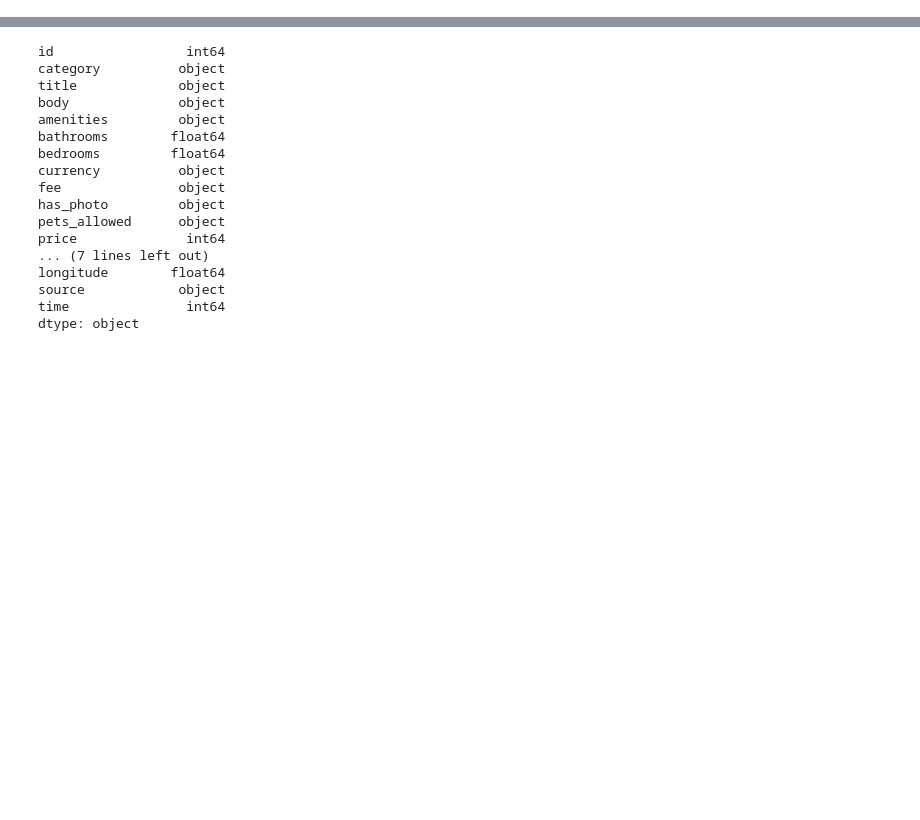
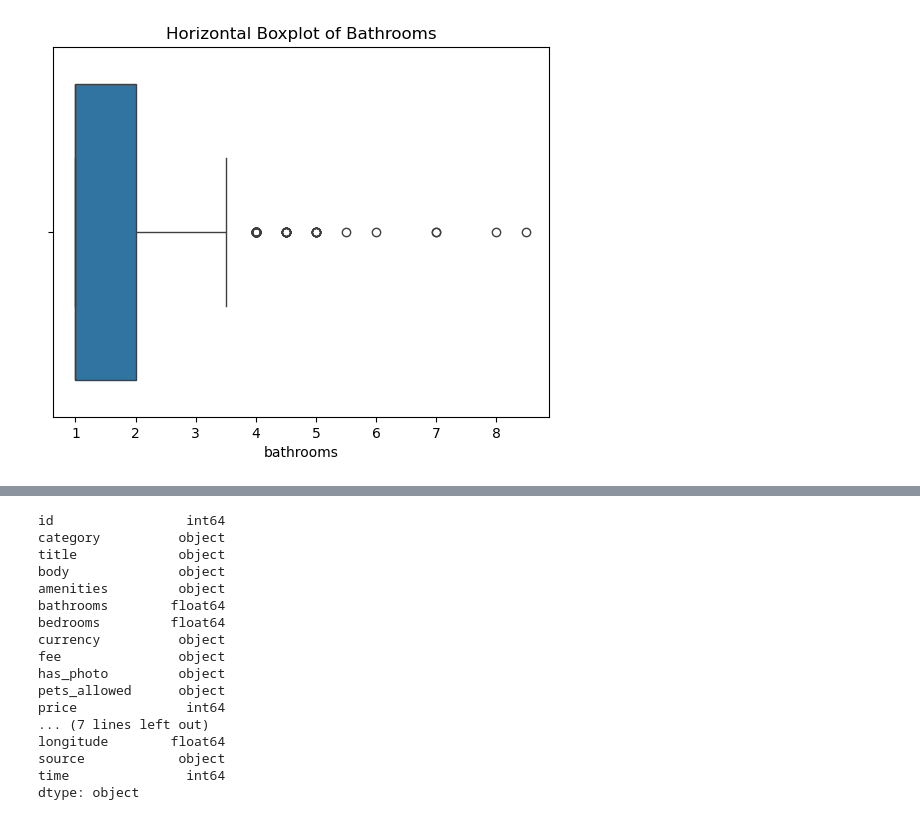
Before and after one commit to darrelljing21/ITEC4305-project, a Jupyter notebook: dataxplore.ipynb, the cells around one changed output, grey strips where cells are left out. Drawn from its saved outputs; the diff is of its cells as text; code cells hidden in the pictures; blank space fills up the shorter version.

```diff
--- a/dataxplore.ipynb
+++ b/dataxplore.ipynb
@@ -24,0 +46,7 @@ remove short term rent, only 2 rows
+# %%
+sns.boxplot(x=rent['bathrooms'])
+
+plt.title('Horizontal Boxplot of Bathrooms')
+plt.show()
+# %% [output]
+[figure, added]
```
Also changed, not shown: parts of 57 cells of this notebook.
